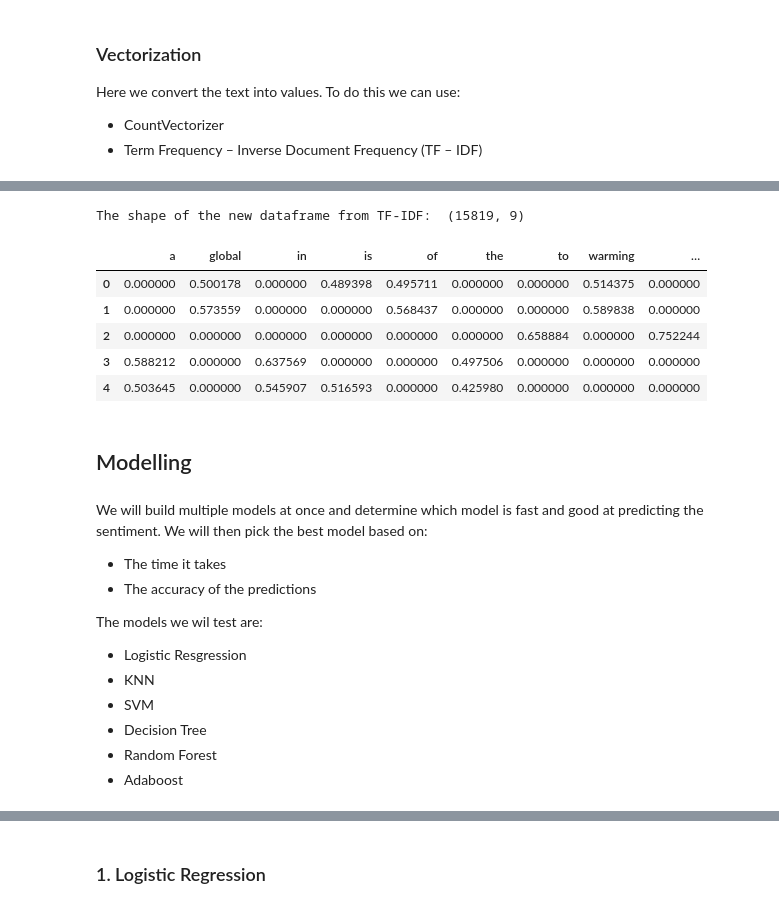
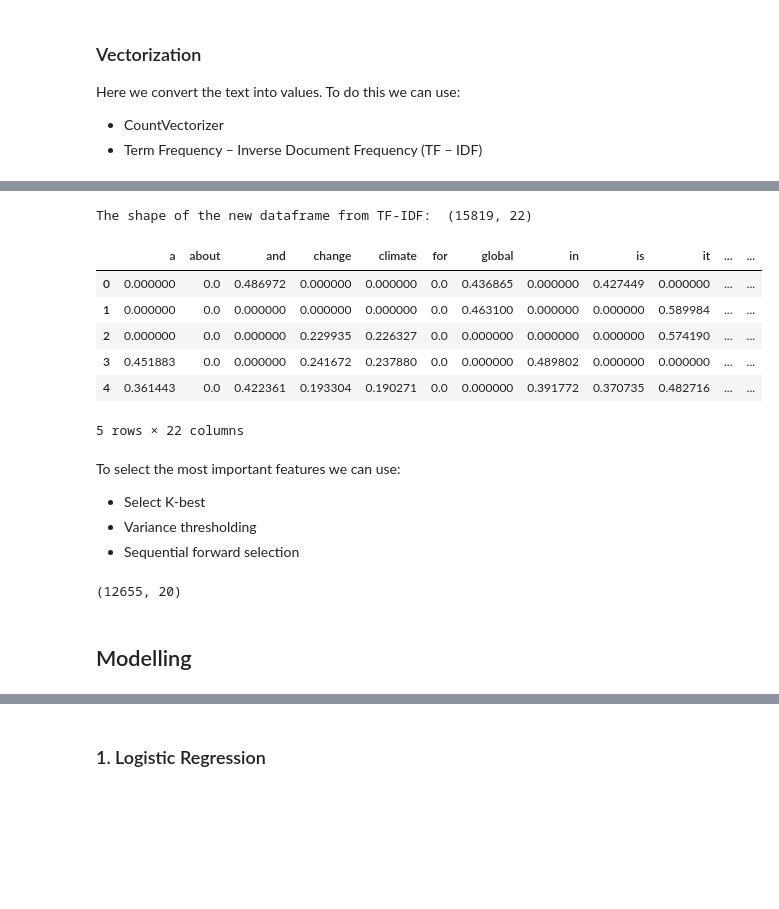
Before and after one commit to EricMbuthia/Explore-Classification-Team-6, a Jupyter notebook: Advanced Classification Team 6.ipynb, the cells around one changed output, grey strips where cells are left out. Saved outputs shown, nothing was run; the diff lists cells and outputs as text; code cells hidden in the pictures; blank space fills up the shorter version.

Commit message:
CC2
model selection

```diff
--- a/Advanced Classification Team 6.ipynb
+++ b/Advanced Classification Team 6.ipynb
@@ -353,28 +371,53 @@ The shape of the new dataframe from CountVectorizer:  (15819, 9)
 # %%
 #TF-IDF
 tf_vect = TfidfVectorizer(analyzer = lambda x: x ,
                         #ngram_range=(1,2),
-                        max_df=0.5,
-                        min_df=0.2)
+                        max_df=0.9,
+                        min_df=0.1)
 
 #fit and transorm data
 tf_vect.fit(train_set['lemma'])
 X = tf_vect.transform(train_set['lemma'])
 
 #transform vectorized data to an array
 tf_array = X.toarray()
 
 #transform back to a dataframe
 tf_train_df = pd.DataFrame(tf_array, columns=tf_vect.get_feature_names())
 
 print ('The shape of the new dataframe from TF-IDF: ', tf_train_df.shape )
 
 tf_train_df.head()
 # %% [output]
-The shape of the new dataframe from TF-IDF:  (15819, 9)
+The shape of the new dataframe from TF-IDF:  (15819, 22)
-|  | a | global | in | is | of | the | to | warming | … |
-| 0 | 0.000000 | 0.500178 | 0.000000 | 0.489398 | 0.495711 | 0.000000 | 0.000000 | 0.514375 | 0.000000 |
-| 1 | 0.000000 | 0.573559 | 0.000000 | 0.000000 | 0.568437 | 0.000000 | 0.000000 | 0.589838 | 0.000000 |
-| 2 | 0.000000 | 0.000000 | 0.000000 | 0.000000 | 0.000000 | 0.000000 | 0.658884 | 0.000000 | 0.752244 |
-| 3 | 0.588212 | 0.000000 | 0.637569 | 0.000000 | 0.000000 | 0.497506 | 0.000000 | 0.000000 | 0.000000 |
-| 4 | 0.503645 | 0.000000 | 0.545907 | 0.516593 | 0.000000 | 0.425980 | 0.000000 | 0.000000 | 0.000000 |
+|  | a | about | and | change | climate | for | global | in | is | it | ... | ... |
+| 0 | 0.000000 | 0.0 | 0.486972 | 0.000000 | 0.000000 | 0.0 | 0.436865 | 0.000000 | 0.427449 | 0.000000 | ... | ... |
+| 1 | 0.000000 | 0.0 | 0.000000 | 0.000000 | 0.000000 | 0.0 | 0.463100 | 0.000000 | 0.000000 | 0.589984 | ... | ... |
+| 2 | 0.000000 | 0.0 | 0.000000 | 0.229935 | 0.226327 | 0.0 | 0.000000 | 0.000000 | 0.000000 | 0.574190 | ... | ... |
+| 3 | 0.451883 | 0.0 | 0.000000 | 0.241672 | 0.237880 | 0.0 | 0.000000 | 0.489802 | 0.000000 | 0.000000 | ... | ... |
+| 4 | 0.361443 | 0.0 | 0.422361 | 0.193304 | 0.190271 | 0.0 | 0.000000 | 0.391772 | 0.370735 | 0.482716 | ... | ... |
+5 rows × 22 columns
+# %% [markdown]
+To select the most important features we can use:
+* Select K-best
+* Variance thresholding
+* Sequential forward selection
+# %%
+#select k-best
+
+#define features and variables
+X = cv_train_df
+y = train_set['sentiment']
+
+#split data
+X_train, X_test, y_train, y_test = train_test_split(X, y, test_size=0.2, random_state=50)
+
+# Set up selector, choosing score function and number of features to retain
+selector_kbest = feature_selection.SelectKBest(score_func=f_classif, k=20)
+
+# Transform (i.e.: run selection on) the training data
+X_train_kbest = selector_kbest.fit_transform(X_train, y_train)
+
+X_train_kbest.shape
+# %% [output]
+(12655, 20)
@@ -381,14 +439,2 @@ The shape of the new dataframe from TF-IDF:  (15819, 9)
 # %% [markdown]
 ## Modelling
-# %% [markdown]
-We will build multiple models at once and determine which model is fast and good at predicting the sentiment. We will then pick the best model based on:
-* The time it takes
-* The accuracy of the predictions
-
-The models we wil test are:
-* Logistic Resgression
-* KNN
-* SVM
-* Decision Tree
-* Random Forest
-* Adaboost
```
Also changed, not shown: parts of 42 cells of this notebook.
